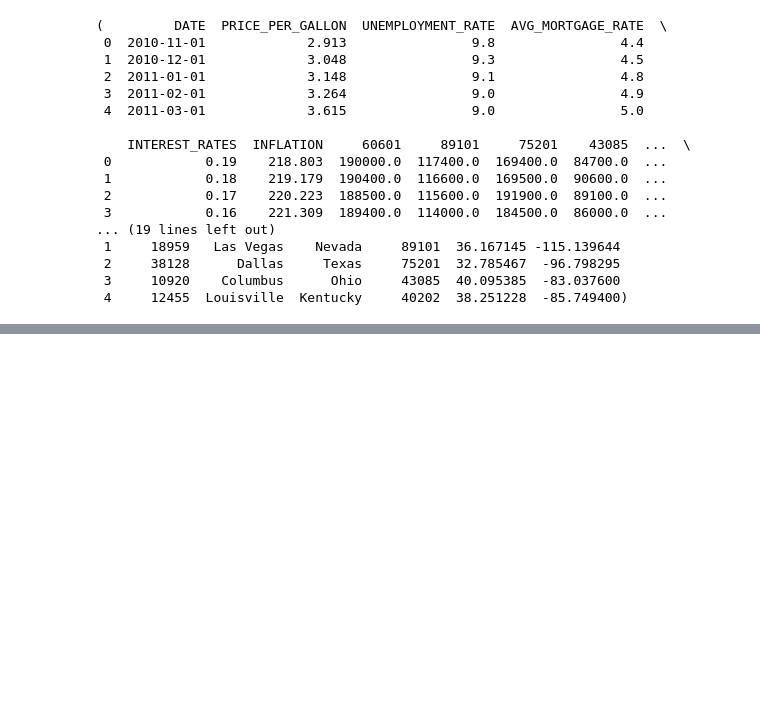
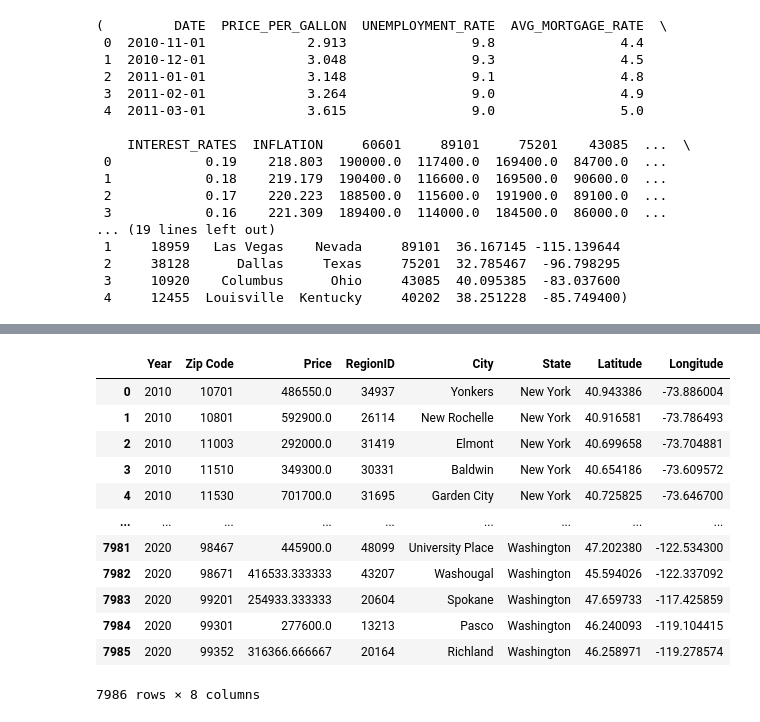
Before and after one commit to ARYAN-SIDH/Predictive-Modeling-of-U.S.-Housing-Markets-Combining-Geographic-Economic-and-Environmental-Factors, a Jupyter notebook: ZipCode Analysis.ipynb, the cells around one changed output, grey strips where cells are left out. Drawn from its saved outputs; the diff is of its cells as text; code cells hidden in the pictures; blank space fills up the shorter version.

```diff
--- a/ZipCode Analysis.ipynb
+++ b/ZipCode Analysis.ipynb
@@ -354,0 +258,16 @@ KeyError: "Callable 'plot_heatmap' missing keywords to accept stream parameters:
+# %%
+merged_df
+# %% [output]
+|  | Year | Zip Code | Price | RegionID | City | State | Latitude | Longitude |
+| 0 | 2010 | 10701 | 486550.0 | 34937 | Yonkers | New York | 40.943386 | -73.886004 |
+| 1 | 2010 | 10801 | 592900.0 | 26114 | New Rochelle | New York | 40.916581 | -73.786493 |
+| 2 | 2010 | 11003 | 292000.0 | 31419 | Elmont | New York | 40.699658 | -73.704881 |
+| 3 | 2010 | 11510 | 349300.0 | 30331 | Baldwin | New York | 40.654186 | -73.609572 |
+| 4 | 2010 | 11530 | 701700.0 | 31695 | Garden City | New York | 40.725825 | -73.646700 |
+| ... | ... | ... | ... | ... | ... | ... | ... | ... |
+| 7981 | 2020 | 98467 | 445900.0 | 48099 | University Place | Washington | 47.202380 | -122.534300 |
+| 7982 | 2020 | 98671 | 416533.333333 | 43207 | Washougal | Washington | 45.594026 | -122.337092 |
+| 7983 | 2020 | 99201 | 254933.333333 | 20604 | Spokane | Washington | 47.659733 | -117.425859 |
+| 7984 | 2020 | 99301 | 277600.0 | 13213 | Pasco | Washington | 46.240093 | -119.104415 |
+| 7985 | 2020 | 99352 | 316366.666667 | 20164 | Richland | Washington | 46.258971 | -119.278574 |
+7986 rows × 8 columns
```
Also changed, not shown: parts of 10 cells of this notebook.
